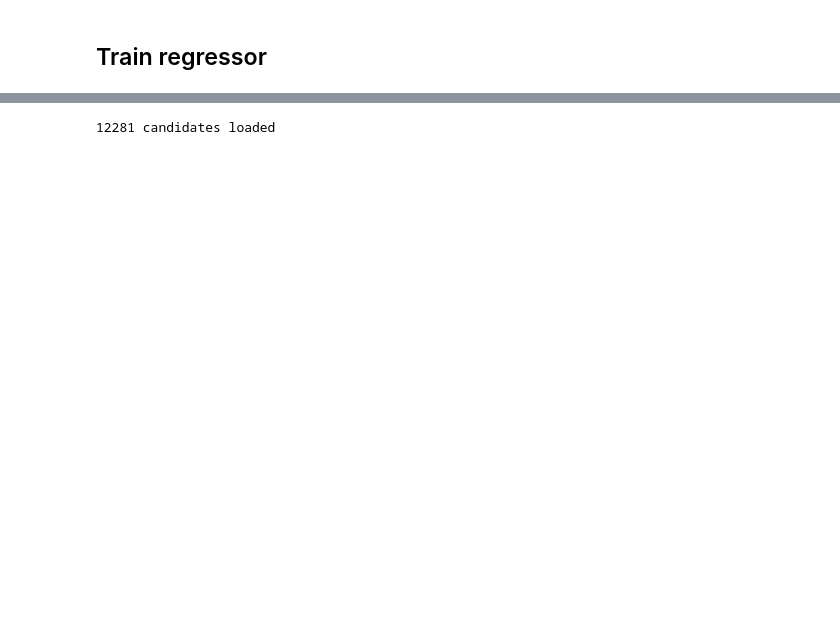
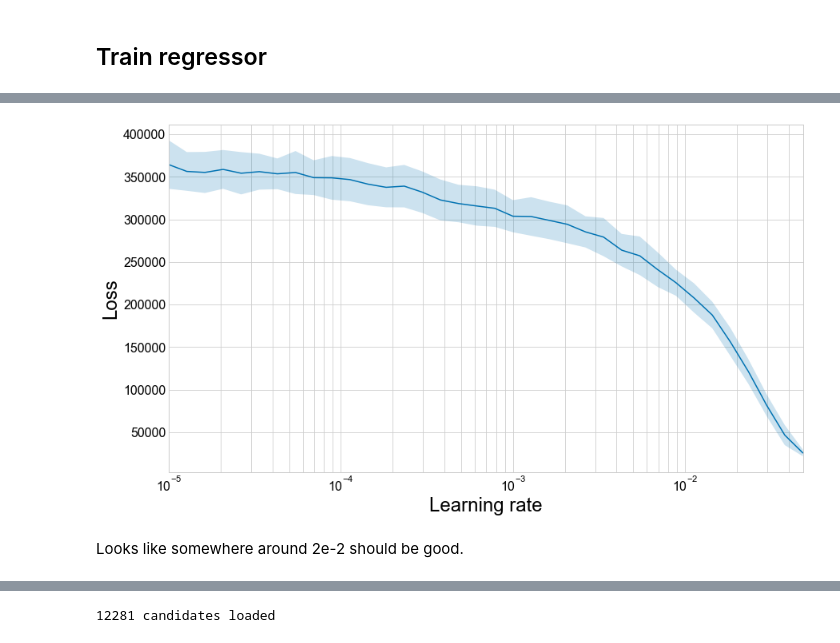
Before and after one commit to GilesStrong/lumin, a Jupyter notebook: examples/Multi_Target_Regression.ipynb, the cells around one changed output, grey strips where cells are left out. Saved outputs shown, nothing was run; the diff lists cells and outputs as text; code cells hidden in the pictures; blank space fills up the shorter version.

```diff
--- a/examples/Multi_Target_Regression.ipynb
+++ b/examples/Multi_Target_Regression.ipynb
@@ -544,0 +389,21 @@ Mean time per event = 1.0333E-05±7.0022E-07
+# %%
+from lumin.nn.models.model_builder import ModelBuilder
+from lumin.nn.models.model import Model
+
+bs = 128
+objective = 'regression'
+model_args = {'act':'relu', 'width':50, 'depth':5, 'dense':True,
+              'do_cat':0.005, 'do_cont':0.01, 'do':0.02, 'bn':True}
+opt_args = {'opt':'adam', 'eps':1e-08}
+n_cont_in=len(use_conts)
+cat_args = {'n_cat_in':len(use_cats), 'cat_szs':[cat_szs[f] for f in cat_szs],
+            'cat_names':[f for f in cat_szs], 'emb_szs':None}
+
+n_out = 6
+model_builder = ModelBuilder(objective, n_cont_in=len(use_conts), n_out=n_out, cat_args=cat_args, y_range=y_range,
+                             model_args=model_args, opt_args=opt_args)
+
+print("\nTraining on", len(use_conts), " continuous features:", [var for var in use_conts])
+print("\nTraining on", len(use_cats), " categorical features:", [var for var in use_cats])
+print('\n Model:')
+print(Model(model_builder))
@@ -544,0 +432,4 @@ Mean time per event = 1.0333E-05±7.0022E-07
+# %%
+from lumin.optimisation.hyper_param import fold_lr_find
+lr_finder = fold_lr_find(train_fy, model_builder, bs, lr_bounds=[1e-5,1e-1])
+# %% [output]
@@ -544,0 +438,3 @@ Mean time per event = 1.0333E-05±7.0022E-07
+[figure, added]
+# %% [markdown]
+Looks like somewhere around 2e-2 should be good.
```
Also changed, not shown: parts of 112 cells of this notebook, 6 other files.
